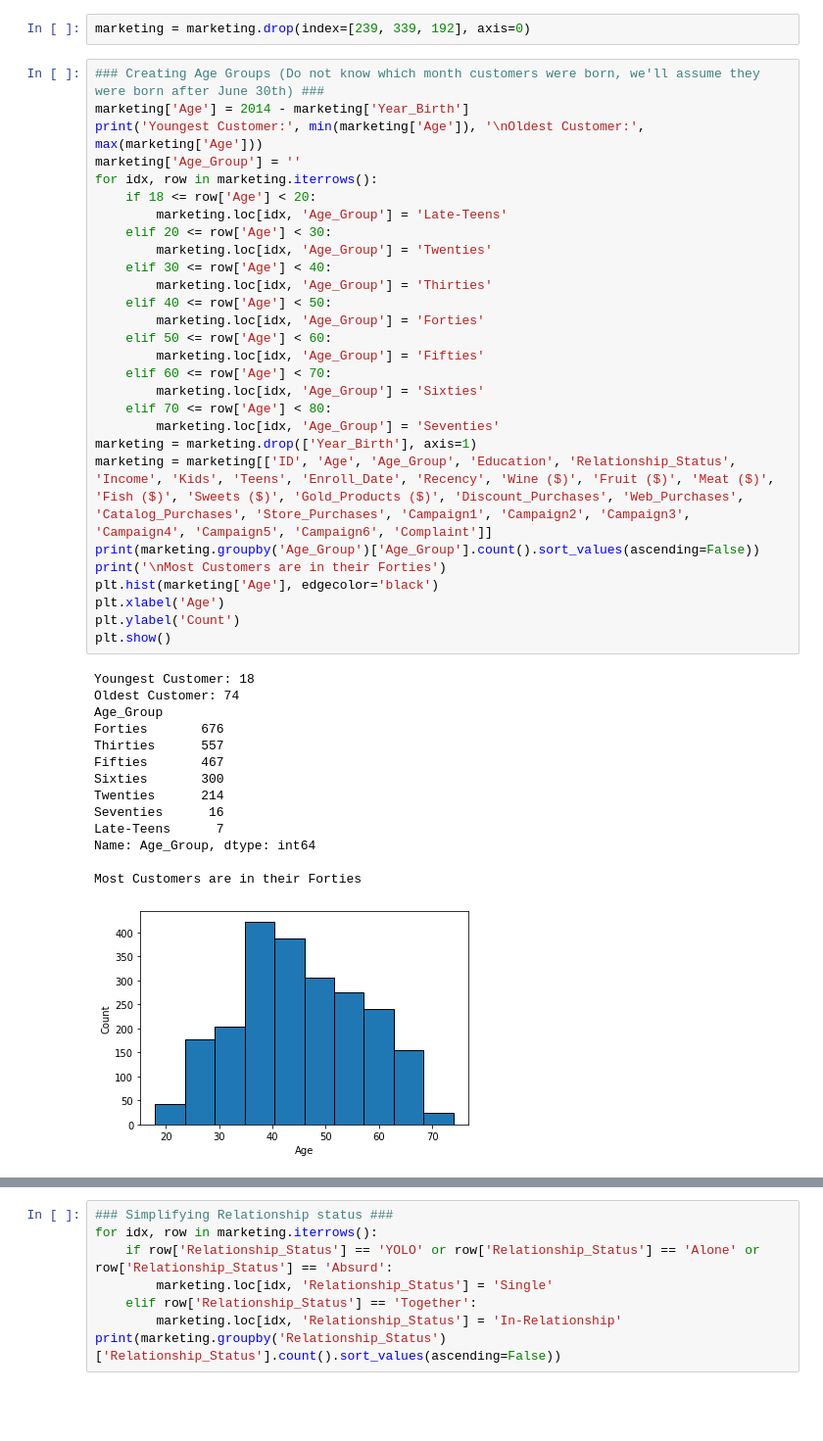
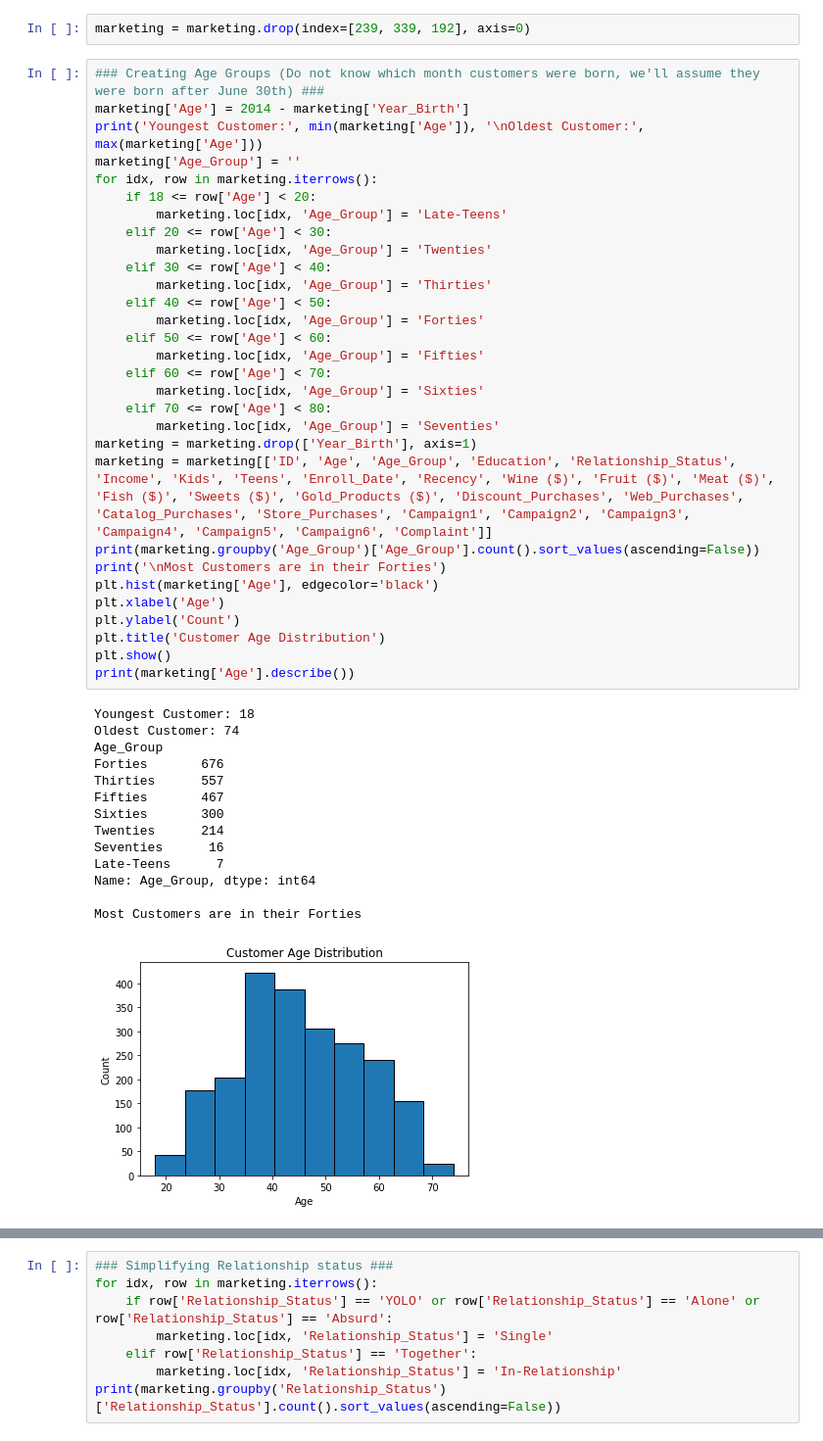
Before and after one commit to RachidRezzik/Market_Camp, a Jupyter notebook: Data_Analysis.ipynb, the cells around one changed output, grey strips where cells are left out. Shown at 98% size. Cells and saved outputs as stored; diff of their text form; blank space fills up the shorter version.

Commit message:
started framework of report, added images used so far in report

```diff
--- a/Data_Analysis.ipynb
+++ b/Data_Analysis.ipynb
@@ -81,31 +81,33 @@ for idx, row in marketing.iterrows():
     elif 40 <= row['Age'] < 50:
         marketing.loc[idx, 'Age_Group'] = 'Forties'
     elif 50 <= row['Age'] < 60:
         marketing.loc[idx, 'Age_Group'] = 'Fifties'
     elif 60 <= row['Age'] < 70:
         marketing.loc[idx, 'Age_Group'] = 'Sixties'
     elif 70 <= row['Age'] < 80:
         marketing.loc[idx, 'Age_Group'] = 'Seventies'
 marketing = marketing.drop(['Year_Birth'], axis=1)
 marketing = marketing[['ID', 'Age', 'Age_Group', 'Education', 'Relationship_Status', 'Income', 'Kids', 'Teens', 'Enroll_Date', 'Recency', 'Wine ($)', 'Fruit ($)', 'Meat ($)', 'Fish ($)', 'Sweets ($)', 'Gold_Products ($)', 'Discount_Purchases', 'Web_Purchases', 'Catalog_Purchases', 'Store_Purchases', 'Campaign1', 'Campaign2', 'Campaign3', 'Campaign4', 'Campaign5', 'Campaign6', 'Complaint']]
 print(marketing.groupby('Age_Group')['Age_Group'].count().sort_values(ascending=False))
 print('\nMost Customers are in their Forties')
 plt.hist(marketing['Age'], edgecolor='black')
 plt.xlabel('Age')
 plt.ylabel('Count')
+plt.title('Customer Age Distribution')
 plt.show()
+print(marketing['Age'].describe())
 # %% [output]
 Youngest Customer: 18
 Oldest Customer: 74
 Age_Group
 Forties       676
 Thirties      557
 Fifties       467
 Sixties       300
 Twenties      214
 Seventies      16
 Late-Teens      7
 Name: Age_Group, dtype: int64
 
 Most Customers are in their Forties
-[figure, old version]
+[figure, new version]
```
Also changed, not shown: parts of 17 cells of this notebook, 5 other files.
